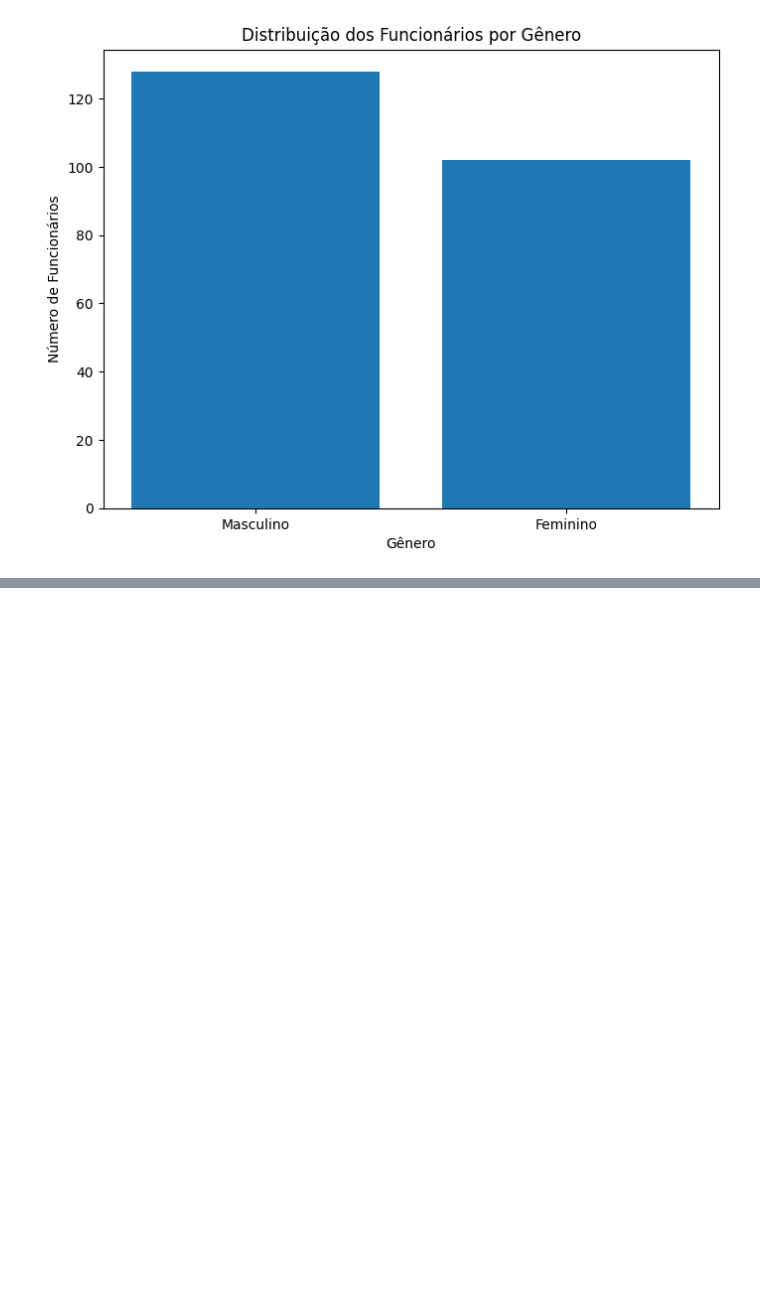
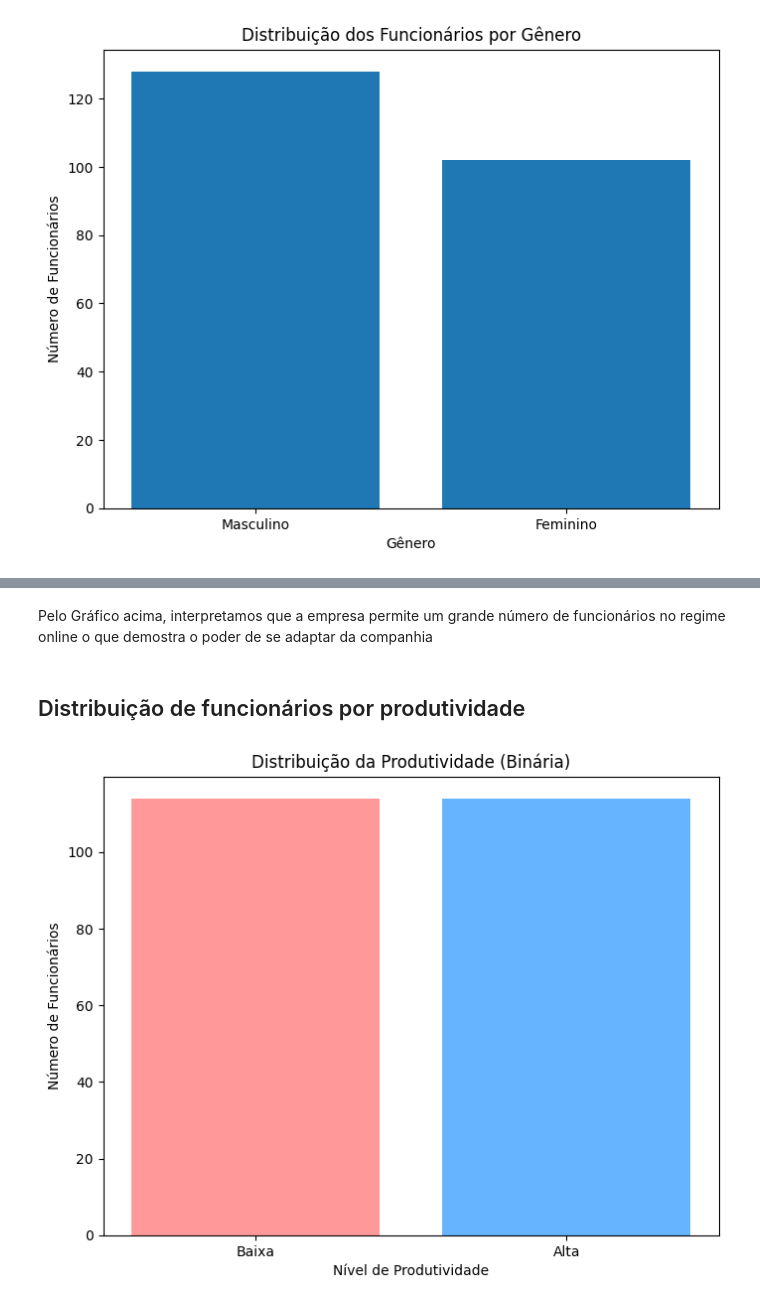
Before and after one commit to pedrocovisi/dados_e_decisoes, a Jupyter notebook: dados_e_decisoes.ipynb, the cells around one changed output, grey strips where cells are left out. Cells and saved outputs as stored; diff of their text form; code cells hidden in the pictures; blank space fills up the shorter version.

```diff
--- a/dados_e_decisoes.ipynb
+++ b/dados_e_decisoes.ipynb
@@ -97,0 +115,16 @@ plt.show()
+# %% [markdown]
+Pelo Gráfico acima, interpretamos que a empresa permite um grande número de funcionários no regime online o que demostra o poder de se adaptar da companhia
+# %% [markdown]
+## Distribuição de funcionários por produtividade
+# %%
+plt.figure(figsize=(8,6))
+contagem_prod = df['Produtividade_bin'].value_counts().reindex(['Baixa', 'Alta'])
+plt.bar(contagem_prod.index, contagem_prod.values, color=['#ff9999', '#66b3ff'])
+
+plt.title("Distribuição da Produtividade (Binária)")
+plt.xlabel("Nível de Produtividade")
+plt.ylabel("Número de Funcionários")
+
+plt.show()
+# %% [output]
+[figure, added]
```
Also changed, not shown: parts of 15 cells of this notebook.
